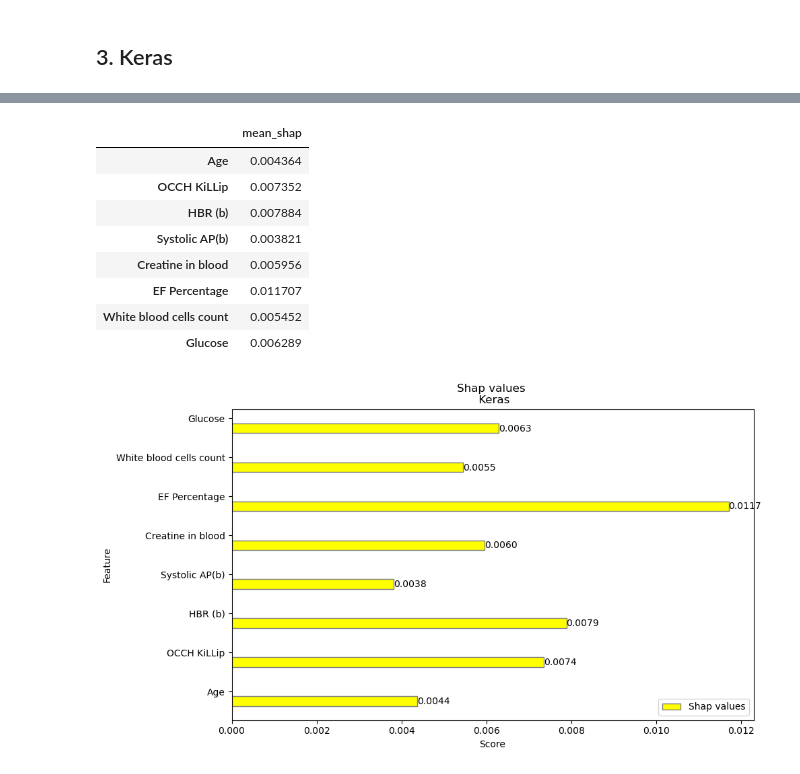
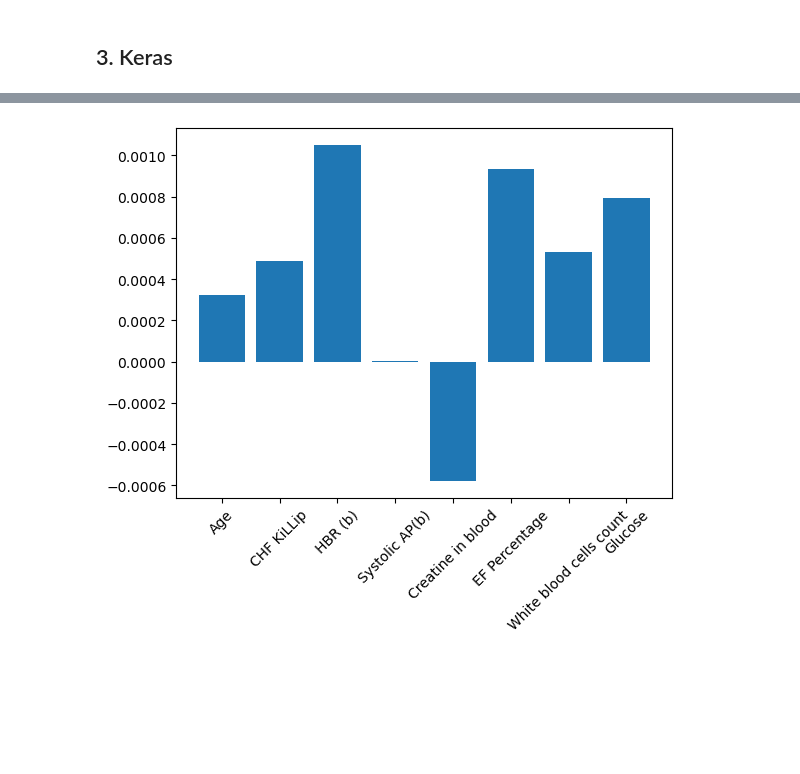
Before and after one commit to bvpotapenko/feat-imp-research, a Jupyter notebook: 5. Keras-model.ipynb, the cells around one changed output, grey strips where cells are left out. Drawn from its saved outputs; the diff is of its cells as text; code cells hidden in the pictures; blank space fills up the shorter version.

```diff
--- a/5. Keras-model.ipynb
+++ b/5. Keras-model.ipynb
@@ -236,17 +230,0 @@ No data for colormapping provided via 'c'. Parameters 'vmin', 'vmax' will be ign
-# %%
-feature_importances = pd.DataFrame(index=feature_names)
-
-total_mean_shap_values = np.mean(np.abs(mean_shap_values), axis=0)
-feature_importances['mean_shap'] = total_mean_shap_values
-
-display(feature_importances)
-# %% [output]
-|  | mean_shap |
-| Age | 0.004364 |
-| ОССН KiLLip | 0.007352 |
-| HBR (b) | 0.007884 |
-| Systolic AP(b) | 0.003821 |
-| Creatine in blood | 0.005956 |
-| EF Percentage | 0.011707 |
-| White blood cells count | 0.005452 |
-| Glucose | 0.006289 |
@@ -281,8 +231,6 @@ def plot_weights_single(feature_importances, column1, label1, title, num_digits=
-# %%
-plot_weights_single(feature_importances,
-             column1='mean_shap',
-             label1='Shap values',
-             title='Shap values \n Keras',
-             num_digits=4)
-# %% [output]
-[figure, removed]
+# %%
+plt.bar(feature_names, np.mean(shap_values[0], axis=0))
+plt.xticks(rotation=45)
+plt.show()
+# %% [output]
+[figure, added]
```
Also changed, not shown: parts of 26 cells of this notebook.
